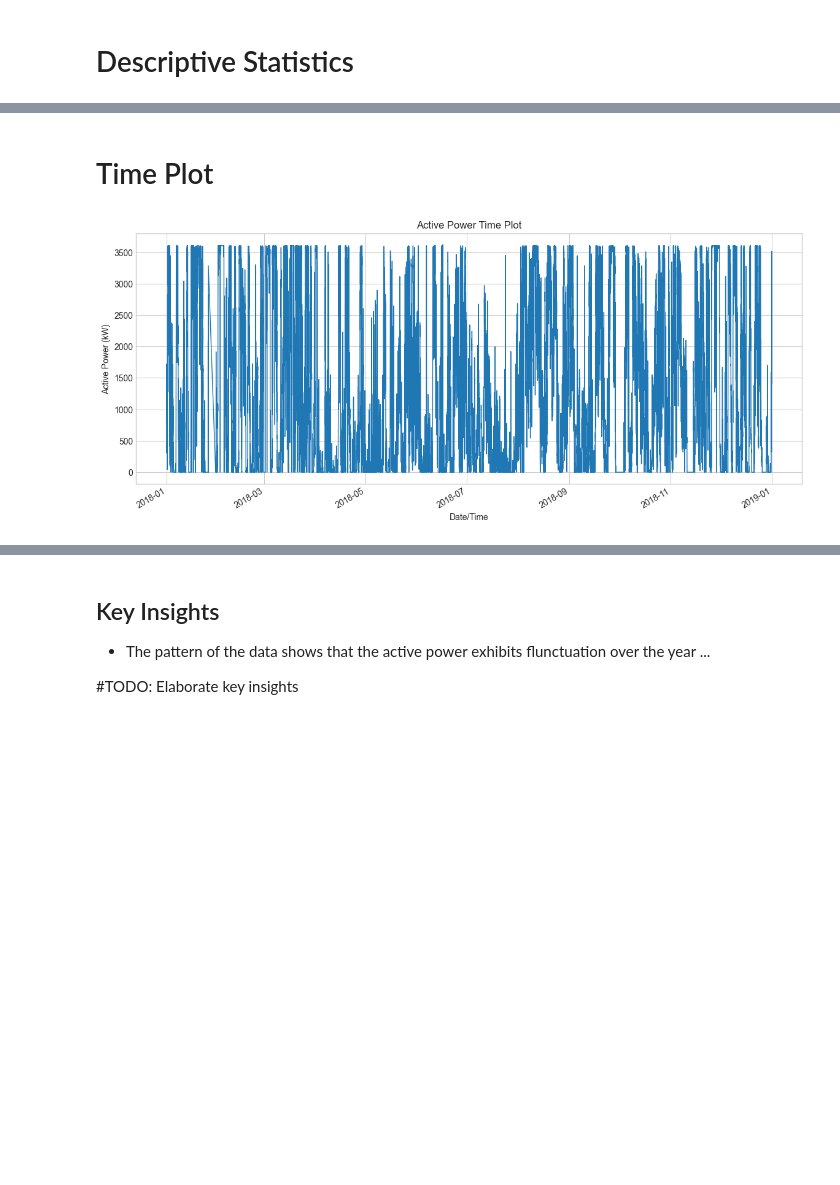
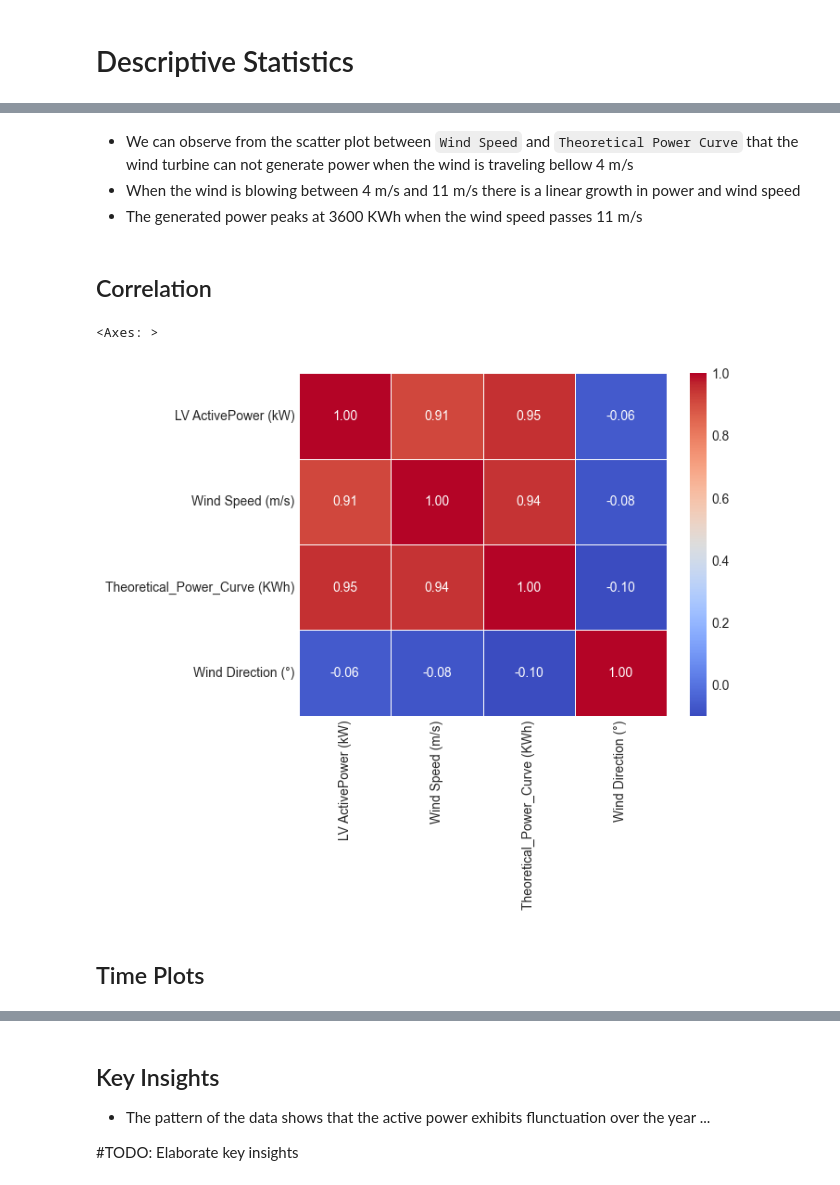
Before and after one commit to JotaN98/MScDataScience_AI, a Jupyter notebook: Final Project/final_project.ipynb, the cells around one changed output, grey strips where cells are left out. Drawn from its saved outputs; the diff is of its cells as text; code cells hidden in the pictures; blank space fills up the shorter version.

```diff
--- a/Final Project/final_project.ipynb
+++ b/Final Project/final_project.ipynb
@@ -69,12 +203,13 @@ df.describe()
+# %% [markdown]
+* We can observe from the scatter plot between `Wind Speed` and `Theoretical Power Curve` that the wind turbine can not generate power when the wind is traveling bellow 4 m/s
+* When the wind is blowing between 4 m/s and 11 m/s there is a linear growth in power and wind speed
+* The generated power peaks at 3600 KWh when the wind speed passes 11 m/s
+# %% [markdown]
+## Correlation
+# %%
+sns.heatmap(df[num_col].corr(), cmap="coolwarm",annot=True, fmt=".2f", linewidths=0.4)
+# %% [output]
+<Axes: >
+[figure, added]
 # %% [markdown]
-# Time Plot
+## Time Plots
-# %%
-plt.style.use("seaborn-v0_8-whitegrid")
-
-plt.figure(figsize=(14,6))
-df['LV ActivePower (kW)'].plot(title='Active Power Time Plot', linewidth=1)
-plt.xlabel('Date/Time')
-plt.ylabel('Active Power (kW)')
-plt.show()
-# %% [output]
-[figure, removed]
```
Also changed, not shown: parts of 45 cells of this notebook.
